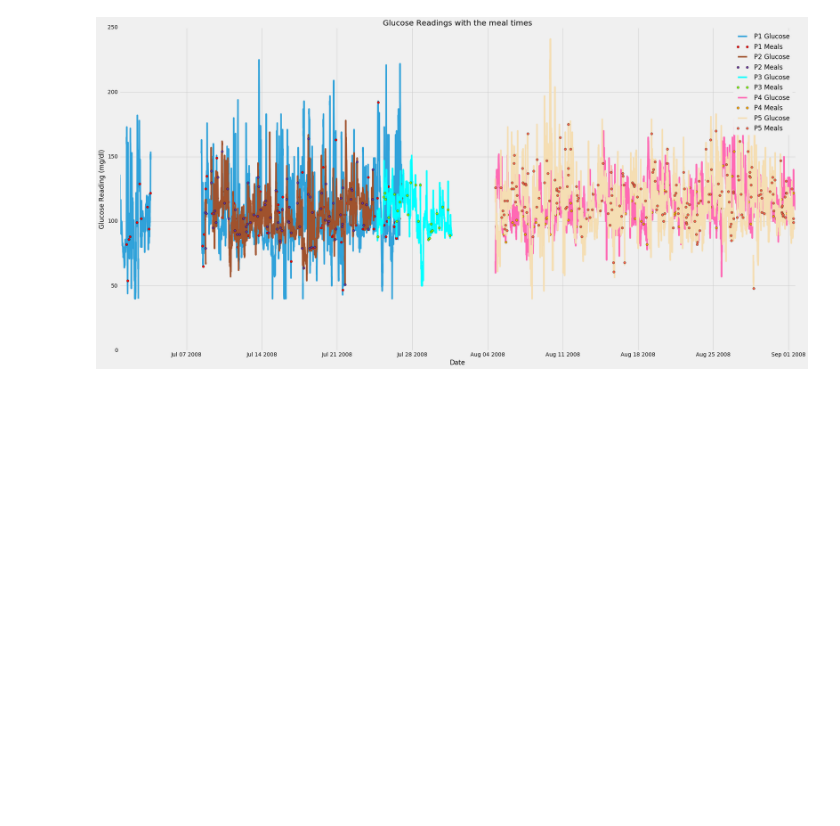
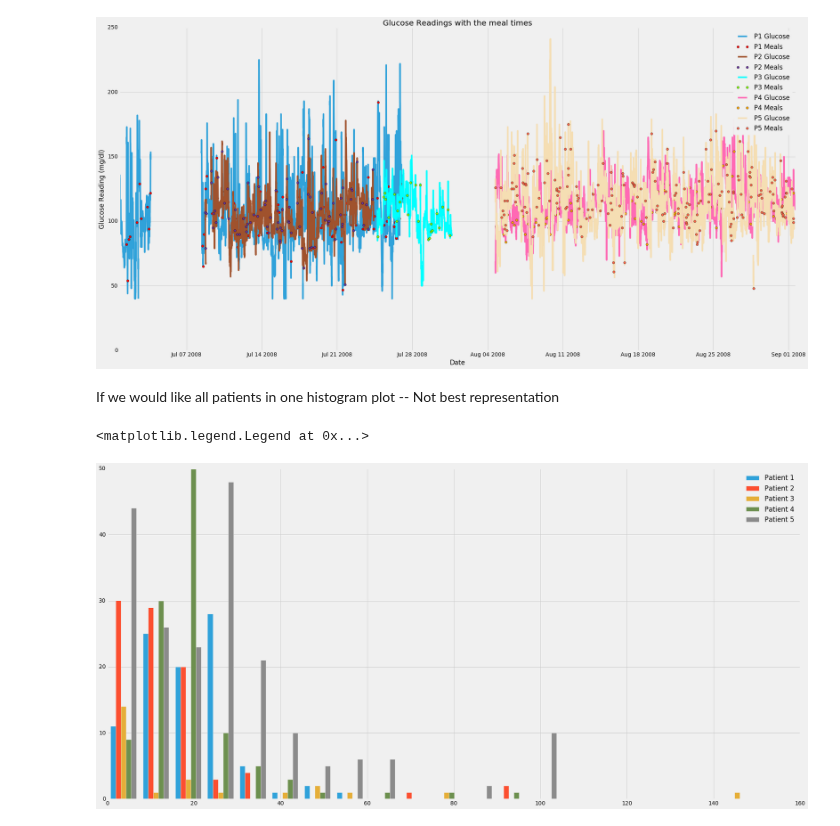
Before and after one commit to SalChem/Diabetic-Project, a Jupyter notebook: Smoothing and Filtering All Patients.ipynb, the cells around one changed output. Cells and saved outputs as stored; diff of their text form; code cells hidden in the pictures; blank space fills up the shorter version.

Commit message:
No smoothing yet, but assumptions and histograms are added

```diff
--- a/Smoothing and Filtering All Patients.ipynb
+++ b/Smoothing and Filtering All Patients.ipynb
@@ -268,3 +268,13 @@ plot.add_tools(HoverTool(renderers=[s_P5_glyph], tooltips= [
 
 # show the results
 show(plot)
+# %% [markdown]
+If we would like all patients in one histogram plot -- Not best representation
+# %%
+plt.figure(figsize=_FIG_SIZE)
+n, bins, patches = plt.hist([df_P14['CHO (g)'], df_P24['CHO (g)'],df_P34['CHO (g)'],df_P44['CHO (g)'],df_P54['CHO (g)']],
+                            20, alpha=1, label=['Patient 1','Patient 2','Patient 3','Patient 4','Patient 5'])
+plt.legend()
+# %% [output]
+<matplotlib.legend.Legend at 0x...>
+[figure, added]
```
Also changed, not shown: parts of 2 cells of this notebook, 1 other file.
